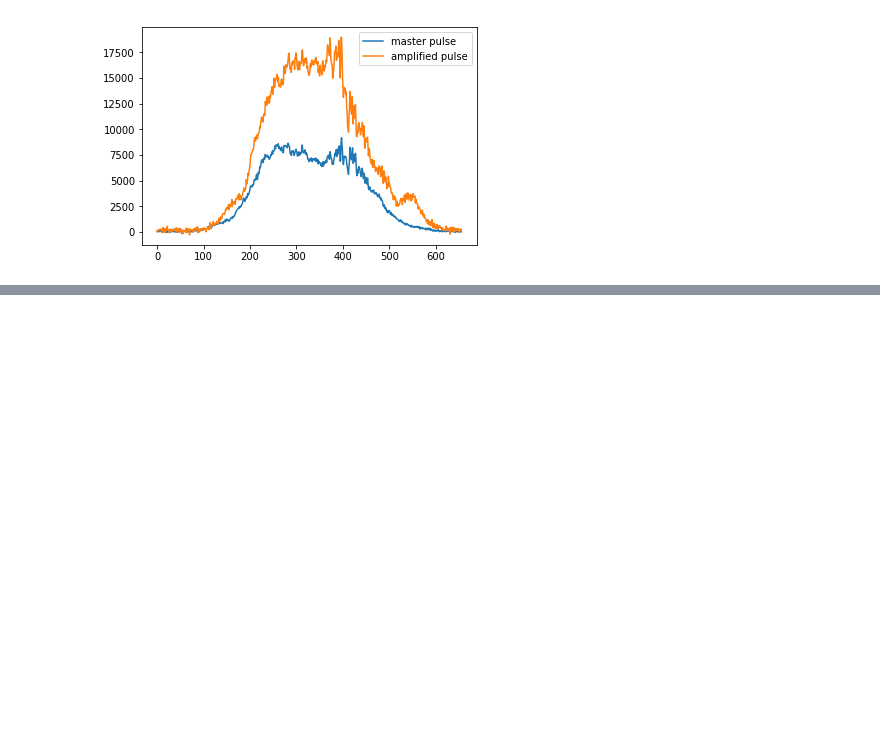
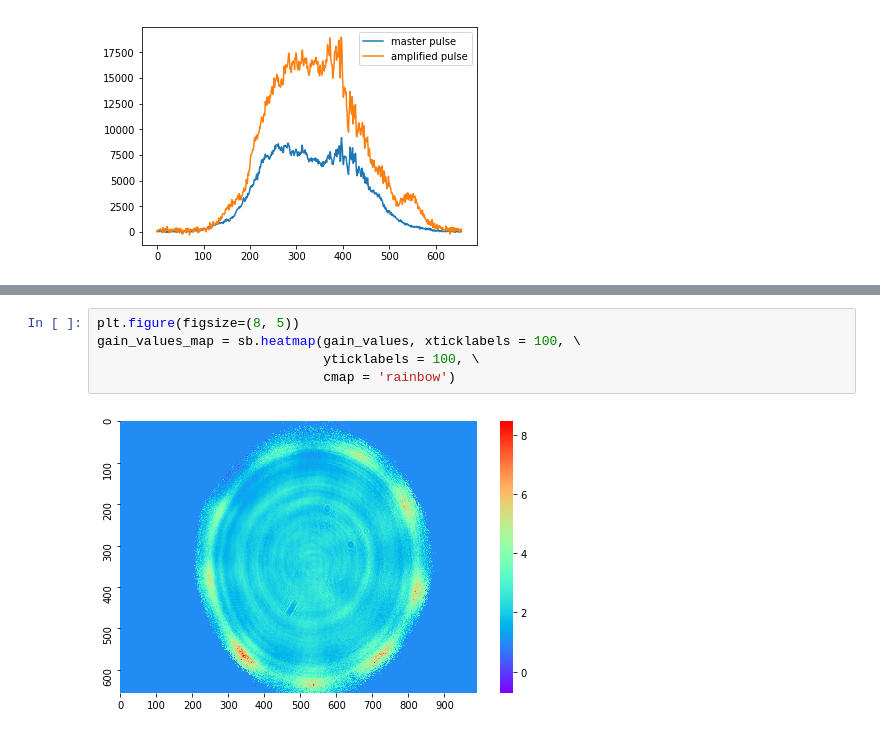
Before and after one commit to lepchenkov/Laser_amplification_mapper, a Jupyter notebook: Beam_Intensity_Analisys.ipynb, the cells around one changed output, grey strips where cells are left out. Cells and saved outputs as stored; diff of their text form; blank space fills up the shorter version.

```diff
--- a/Beam_Intensity_Analisys.ipynb
+++ b/Beam_Intensity_Analisys.ipynb
@@ -119,0 +136,7 @@ plt.show()
+# %%
+plt.figure(figsize=(8, 5))
+gain_values_map = sb.heatmap(gain_values, xticklabels = 100, \
+                             yticklabels = 100, \
+                             cmap = 'rainbow')
+# %% [output]
+[figure, added]
```
Also changed, not shown: parts of 8 cells of this notebook.
